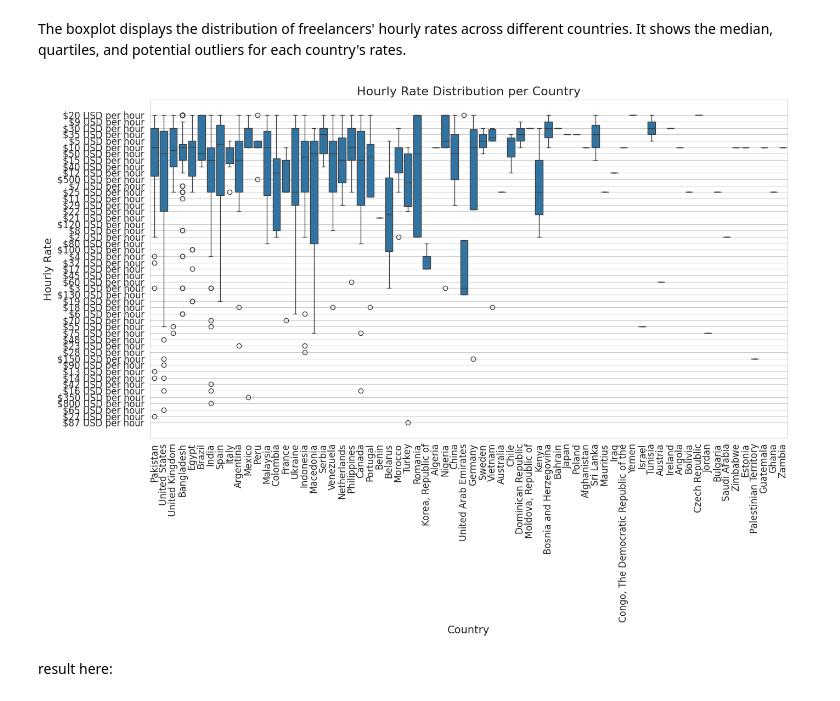
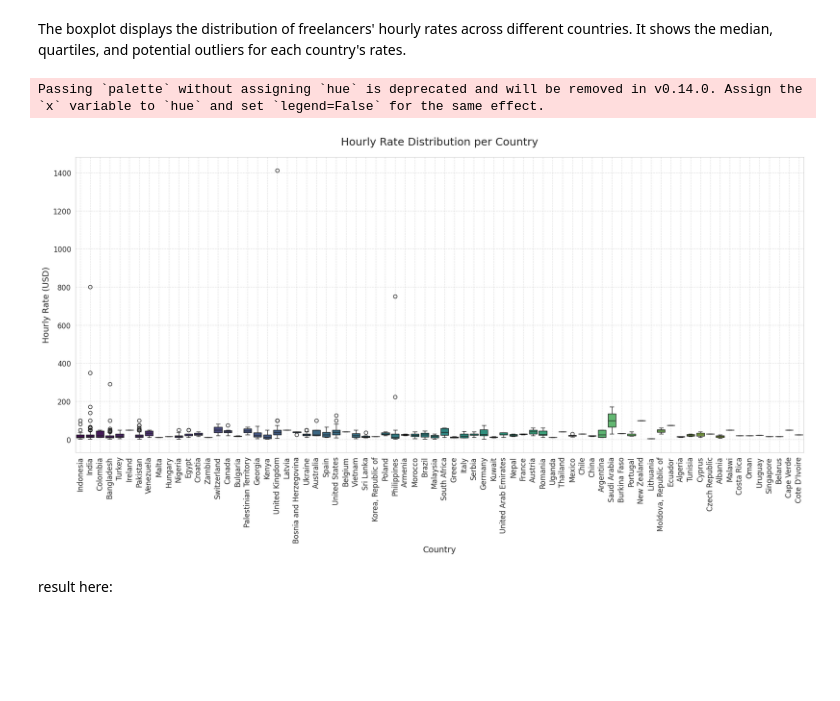
Before and after one commit to iRoseM/Freelancing-Trends--IT362, a Jupyter notebook: IT362_groub_6.ipynb, the cells around one changed output. Cells and saved outputs as stored; diff of their text form; code cells hidden in the pictures; blank space fills up the shorter version.

Commit message:
edits on figures

```diff
--- a/IT362_groub_6.ipynb
+++ b/IT362_groub_6.ipynb
@@ -961,23 +969,37 @@ These plots analyze relationships between two or more variables.
 # %% [markdown]
 The boxplot displays the distribution of freelancers' hourly rates across different countries. It shows the median, quartiles, and potential outliers for each country's rates.
 # %%
+import matplotlib.pyplot as plt
+import seaborn as sns
+
+df = pd.read_csv("processed_bio.csv")
 
 # Set figure size
-plt.figure(figsize=(15, 8))  # Increase width and height
+plt.figure(figsize=(18, 10))  # Increase width and height for better visibility
 
-# Create boxplot
-sns.boxplot(x="Location", y="Hourly Rate", data=df)
+# Create boxplot with a color palette
+sns.boxplot(x="Location", y="Hourly Rate", data=df, palette="viridis")
 
 # Improve text visibility
 plt.xticks(rotation=90, fontsize=12)  # Rotate x-axis labels
 plt.yticks(fontsize=12)  # Increase font size of y-axis labels
+
+# Add gridlines for better readability
+plt.grid(True, linestyle='--', alpha=0.6)
+
+# Add labels and title with improved formatting
 plt.xlabel("Country", fontsize=14)
-plt.ylabel("Hourly Rate", fontsize=14)
-plt.title("Hourly Rate Distribution per Country", fontsize=16)
+plt.ylabel("Hourly Rate (USD)", fontsize=14)
+plt.title("Hourly Rate Distribution per Country", fontsize=18, pad=20)
 
+# Adjust layout to prevent overlapping
+plt.tight_layout()
+
+# Show the plot
 plt.show()
 # %% [output]
+Passing `palette` without assigning `hue` is deprecated and will be removed in v0.14.0. Assign the `x` variable to `hue` and set `legend=False` for the same effect.
-[figure, old version]
+[figure, new version]
 # %% [markdown]
 result here:
 # %% [markdown]
```
Also changed, not shown: parts of 12 cells of this notebook.
